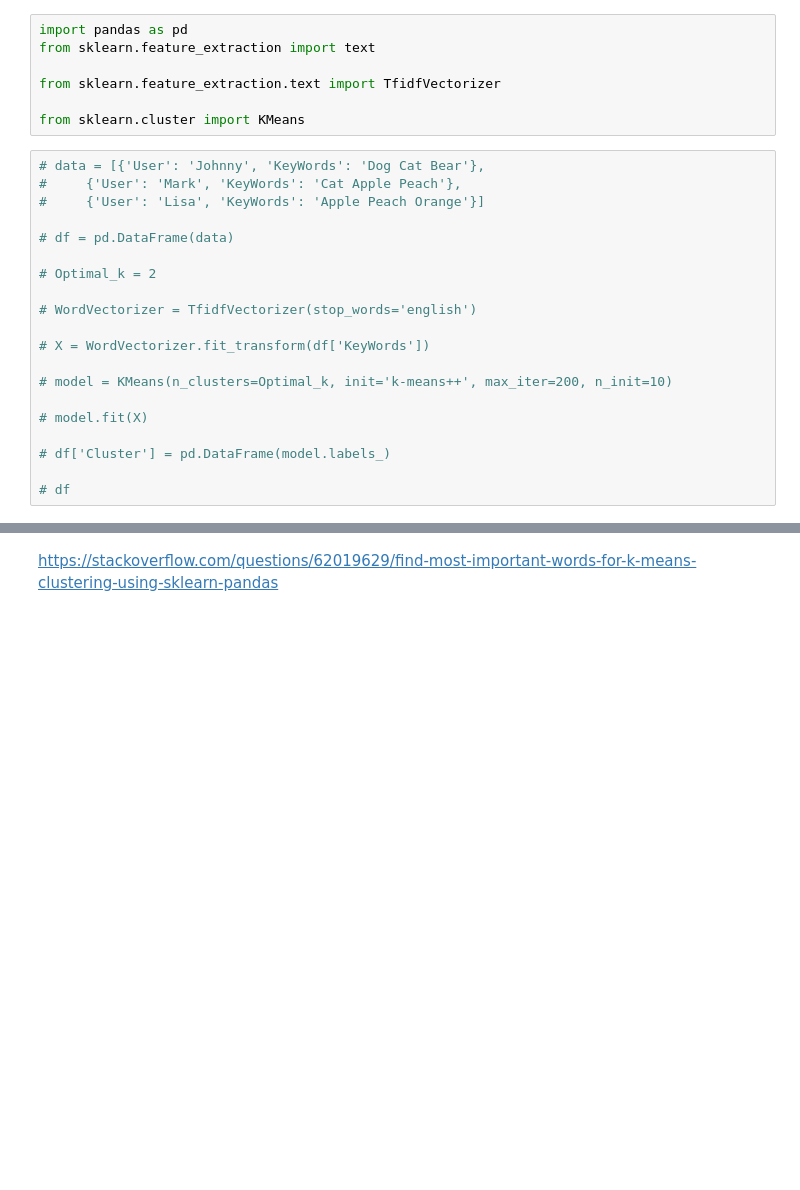
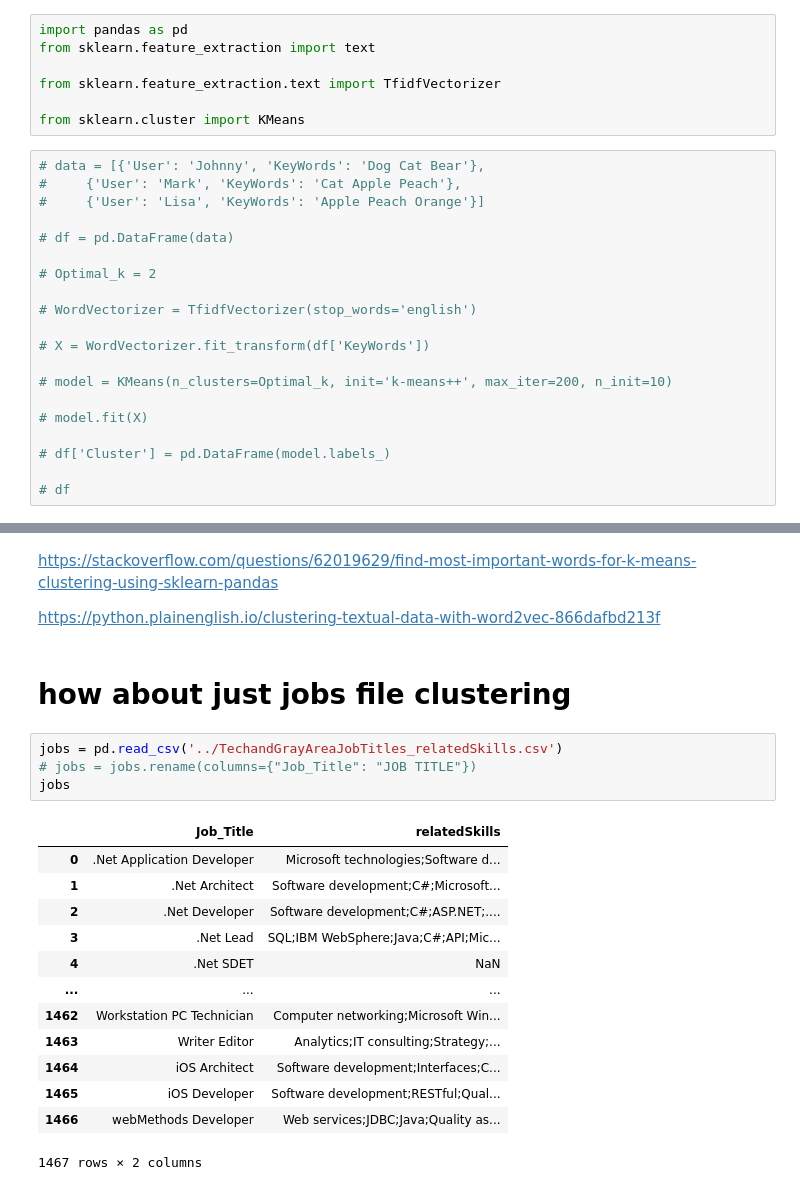
Before and after one commit to Tuguluke/CSCI5502, a Jupyter notebook: codes/src/notebooks/data_clustering.ipynb, the cells around one changed output, grey strips where cells are left out. Cells and saved outputs as stored; diff of their text form; blank space fills up the shorter version.

```diff
--- a/codes/src/notebooks/data_clustering.ipynb
+++ b/codes/src/notebooks/data_clustering.ipynb
@@ -73,3 +89,25 @@ df.Cluster.value_counts()
 Name: Cluster, dtype: int64
 # %% [markdown]
 https://stackoverflow.com/questions/62019629/find-most-important-words-for-k-means-clustering-using-sklearn-pandas
+
+https://python.plainenglish.io/clustering-textual-data-with-word2vec-866dafbd213f
+# %% [markdown]
+# how about just jobs file clustering
+# %%
+jobs = pd.read_csv('../TechandGrayAreaJobTitles_relatedSkills.csv')
+# jobs = jobs.rename(columns={"Job_Title": "JOB TITLE"})
+jobs
+# %% [output]
+|  | Job_Title | relatedSkills |
+| 0 | .Net Application Developer | Microsoft technologies;Software d... |
+| 1 | .Net Architect | Software development;C#;Microsoft... |
+| 2 | .Net Developer | Software development;C#;ASP.NET;.... |
+| 3 | .Net Lead | SQL;IBM WebSphere;Java;C#;API;Mic... |
+| 4 | .Net SDET | NaN |
+| ... | ... | ... |
+| 1462 | Workstation PC Technician | Computer networking;Microsoft Win... |
+| 1463 | Writer Editor | Analytics;IT consulting;Strategy;... |
+| 1464 | iOS Architect | Software development;Interfaces;C... |
+| 1465 | iOS Developer | Software development;RESTful;Qual... |
+| 1466 | webMethods Developer | Web services;JDBC;Java;Quality as... |
+1467 rows × 2 columns
```
Also changed, not shown: parts of 8 cells of this notebook, 8 other files.
